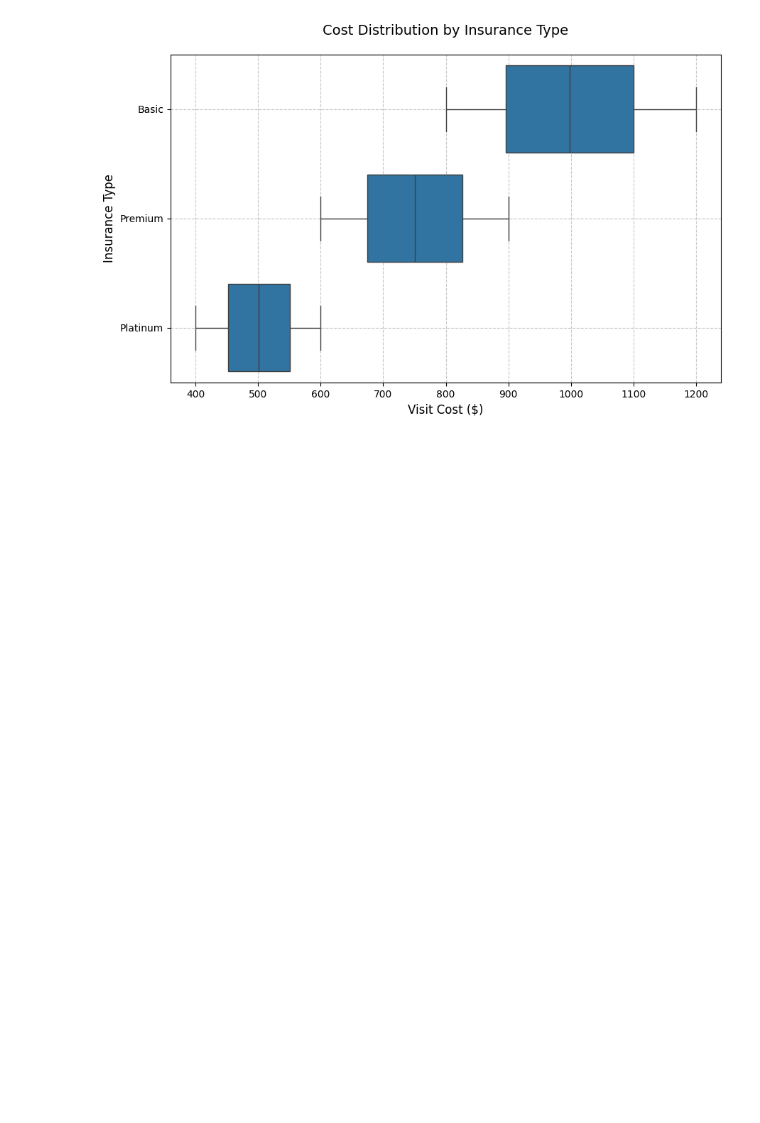
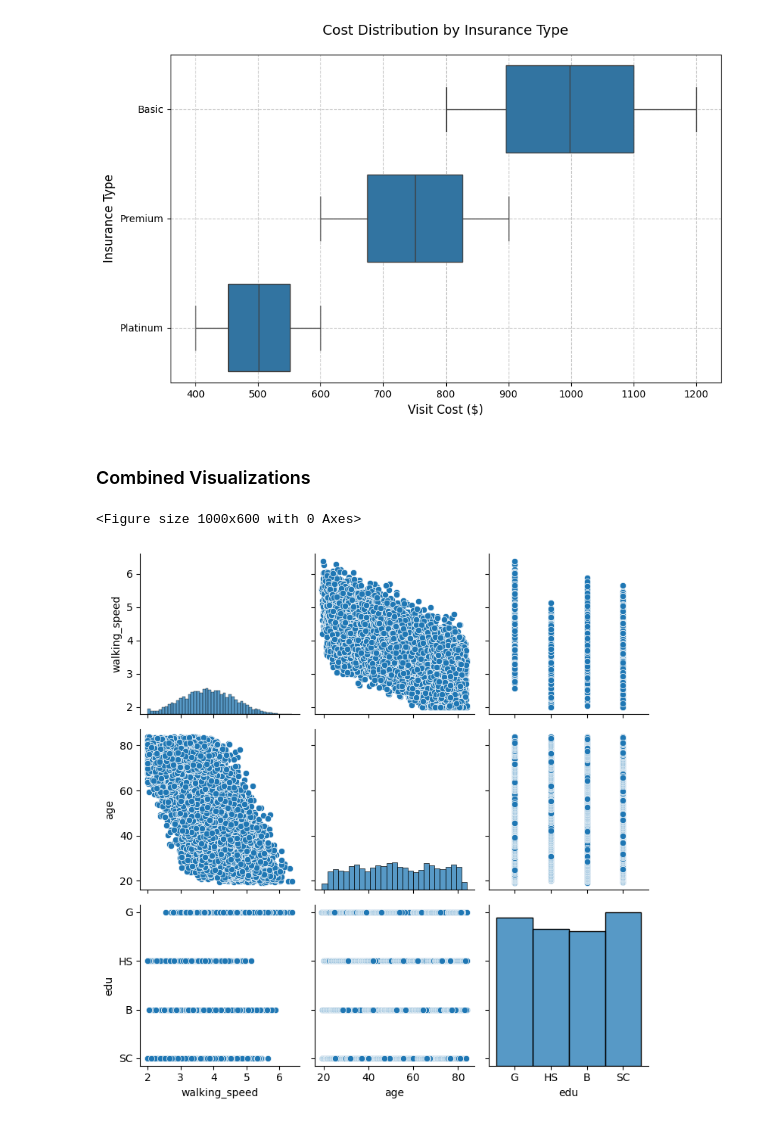
Before and after one commit to UCSF-DataSci/09-second-exam-hcheng25, a Jupyter notebook: visualize.ipynb, the cells around one changed output. Drawn from its saved outputs; the diff is of its cells as text; code cells hidden in the pictures; blank space fills up the shorter version.

```diff
--- a/visualize.ipynb
+++ b/visualize.ipynb
@@ -100,9 +97,8 @@ ses = sds/np.sqrt(data_counts)
 # 95% confidence interval is 1.96 times the SE on either side of the mean
 ci_length = ses*1.96
 
-mean_costs = df.groupby('insurance')['visit_cost'].mean()
 plt.figure(figsize=(10,6))
-ax = sns.barplot(x=mean_costs.index.values, y=mean_costs, order=['Basic','Premium','Platinum'], errorbar=('ci',95))
+ax = sns.barplot(data=df, x='insurance', y='visit_cost', order=['Basic','Premium','Platinum'], errorbar=('ci',95))
 for i in ax.containers: ax.bar_label(i,)
 plt.title('Mean Costs by Insurance Type', fontsize=14, pad=20)
 plt.xlabel('Insurance Type', fontsize=12)
@@ -128,3 +124,19 @@ plt.grid(True, linestyle='--', alpha=0.7)
 plt.show()
 # %% [output]
 [figure]
+# %% [markdown]
+### Combined Visualizations
+# %%
+df['edu'] = df['education_level']
+edu_abb_dict = {'Graduate':'G', 'High School':'HS', 'Some College':'SC', 'Bachelors':'B'}
+for i in range(len(df)):
+    df.loc[i, 'edu'] = edu_abb_dict[df.loc[i, 'education_level']]
+
+plt.figure(figsize=(10,6))
+sns.pairplot(data=df, vars=['walking_speed', 'age', 'edu'])
+plt.grid(True, linestyle='--', alpha=0.7)
+plt.tight_layout()
+plt.show()
+# %% [output]
+<Figure size 1000x600 with 0 Axes>
+[figure, added]
```
Also changed, not shown: parts of 2 cells of this notebook, 2 other files.
